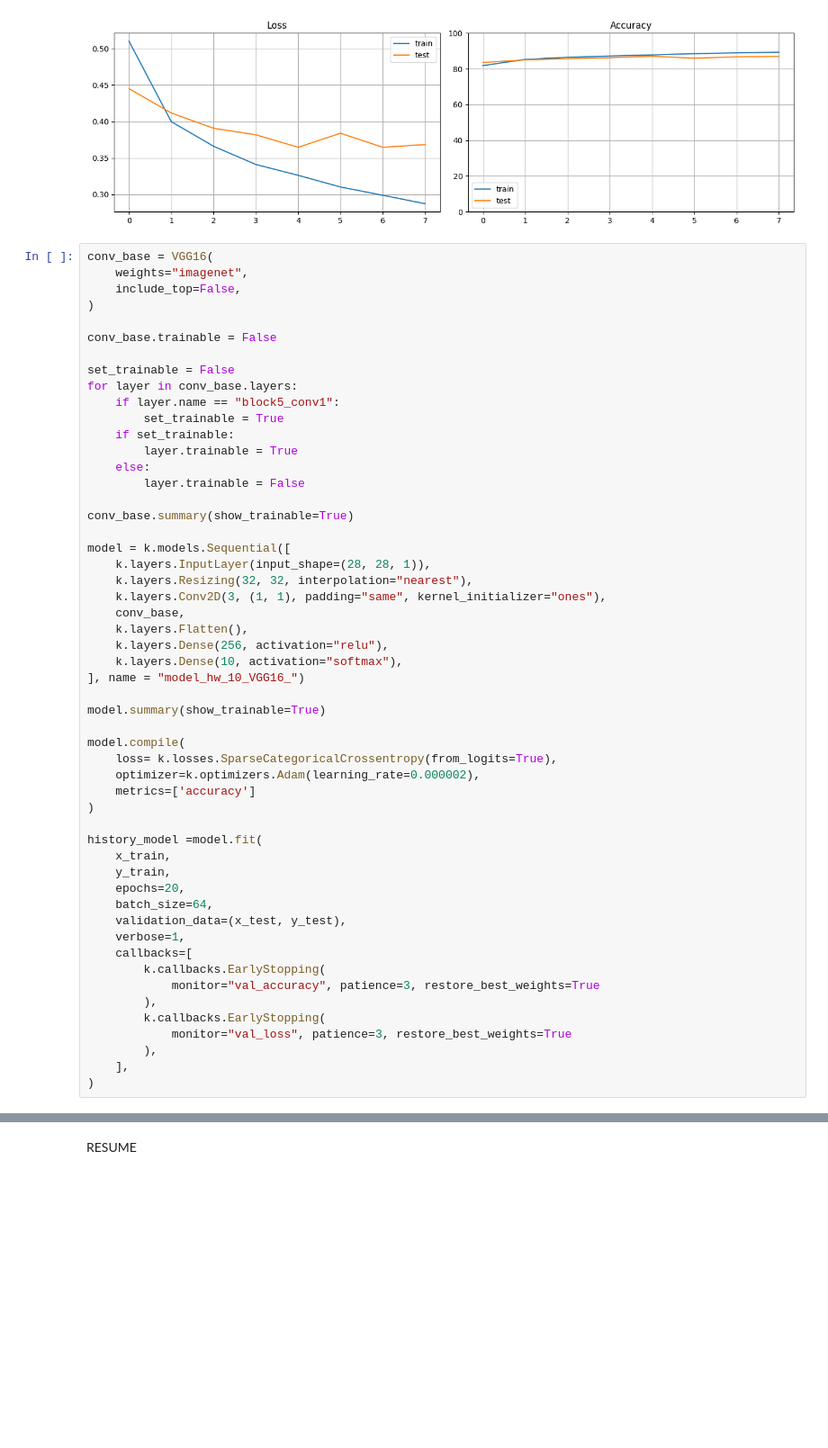
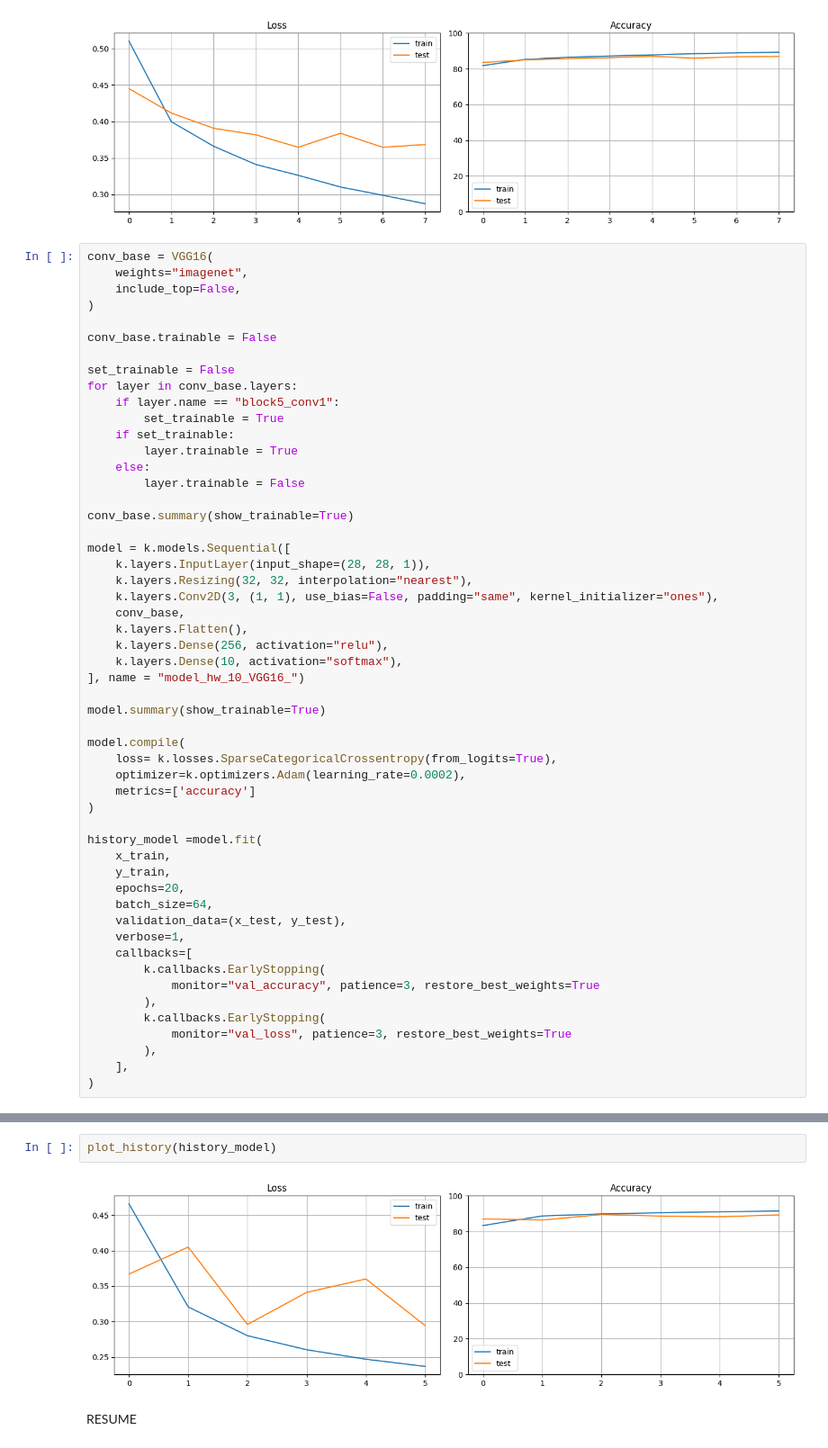
Before and after one commit to tarsweb-Python-GOIT/DS-HW, a Jupyter notebook: HW-10.ipynb, the cells around one changed output, grey strips where cells are left out. Shown at 90% size. Saved outputs shown, nothing was run; the diff lists cells and outputs as text; blank space fills up the shorter version.

```diff
--- a/HW-10.ipynb
+++ b/HW-10.ipynb
@@ -567,7 +567,7 @@ conv_base.summary(show_trainable=True)
 model = k.models.Sequential([
     k.layers.InputLayer(input_shape=(28, 28, 1)),
     k.layers.Resizing(32, 32, interpolation="nearest"),
-    k.layers.Conv2D(3, (1, 1), padding="same", kernel_initializer="ones"),
+    k.layers.Conv2D(3, (1, 1), use_bias=False, padding="same", kernel_initializer="ones"),
     conv_base,
     k.layers.Flatten(),
     k.layers.Dense(256, activation="relu"),
@@ -578,7 +578,7 @@ model.summary(show_trainable=True)
 
 model.compile(
     loss= k.losses.SparseCategoricalCrossentropy(from_logits=True),
-    optimizer=k.optimizers.Adam(learning_rate=0.000002),
+    optimizer=k.optimizers.Adam(learning_rate=0.0002),
     metrics=['accuracy']
 )
 
@@ -668,3 +659,7 @@ Test accuracy: 0.8917999863624573
+# %%
+plot_history(history_model)
+# %% [output]
+[figure, added]
 # %% [markdown]
 RESUME
 # %% [markdown]
```
Also changed, not shown: parts of 2 cells of this notebook.
